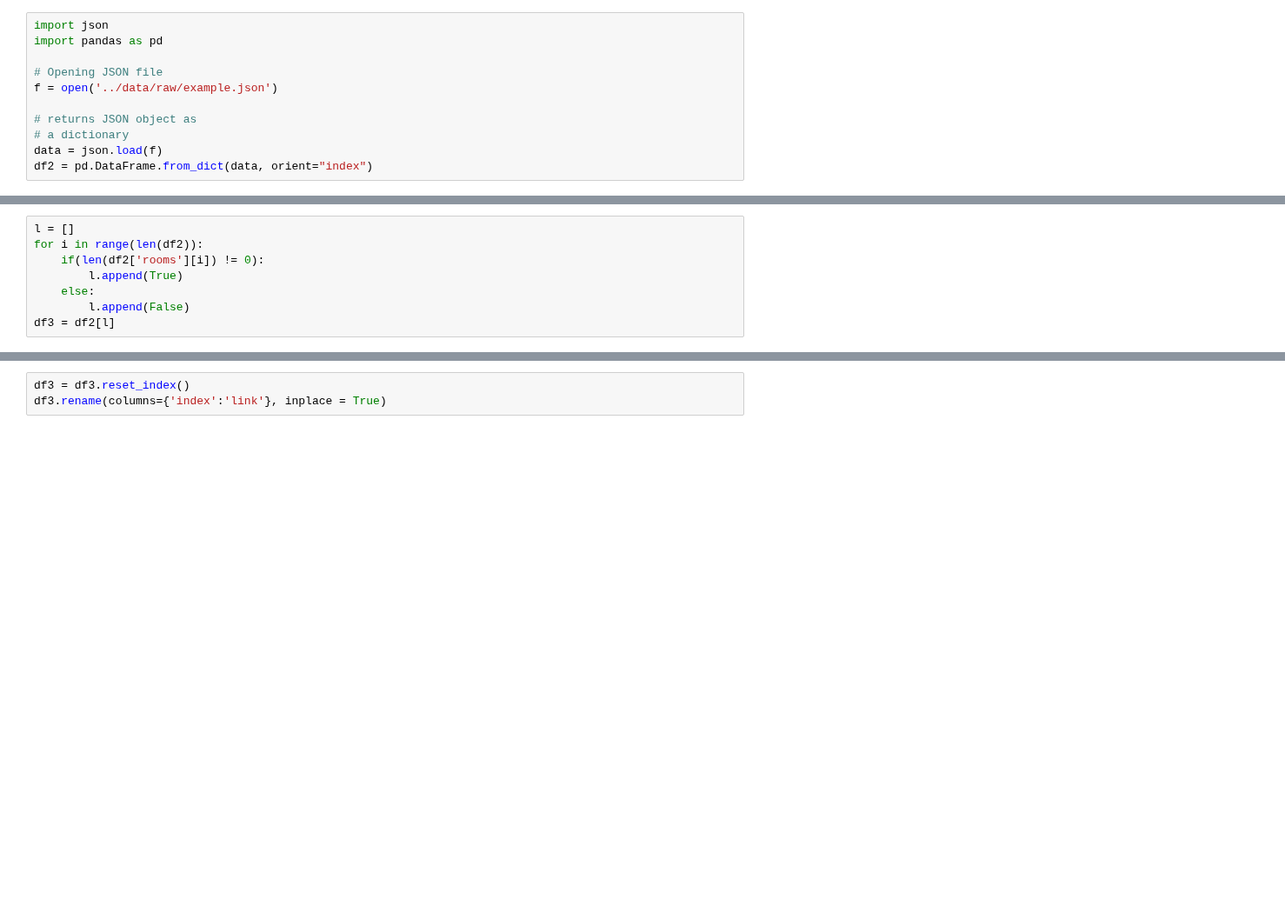
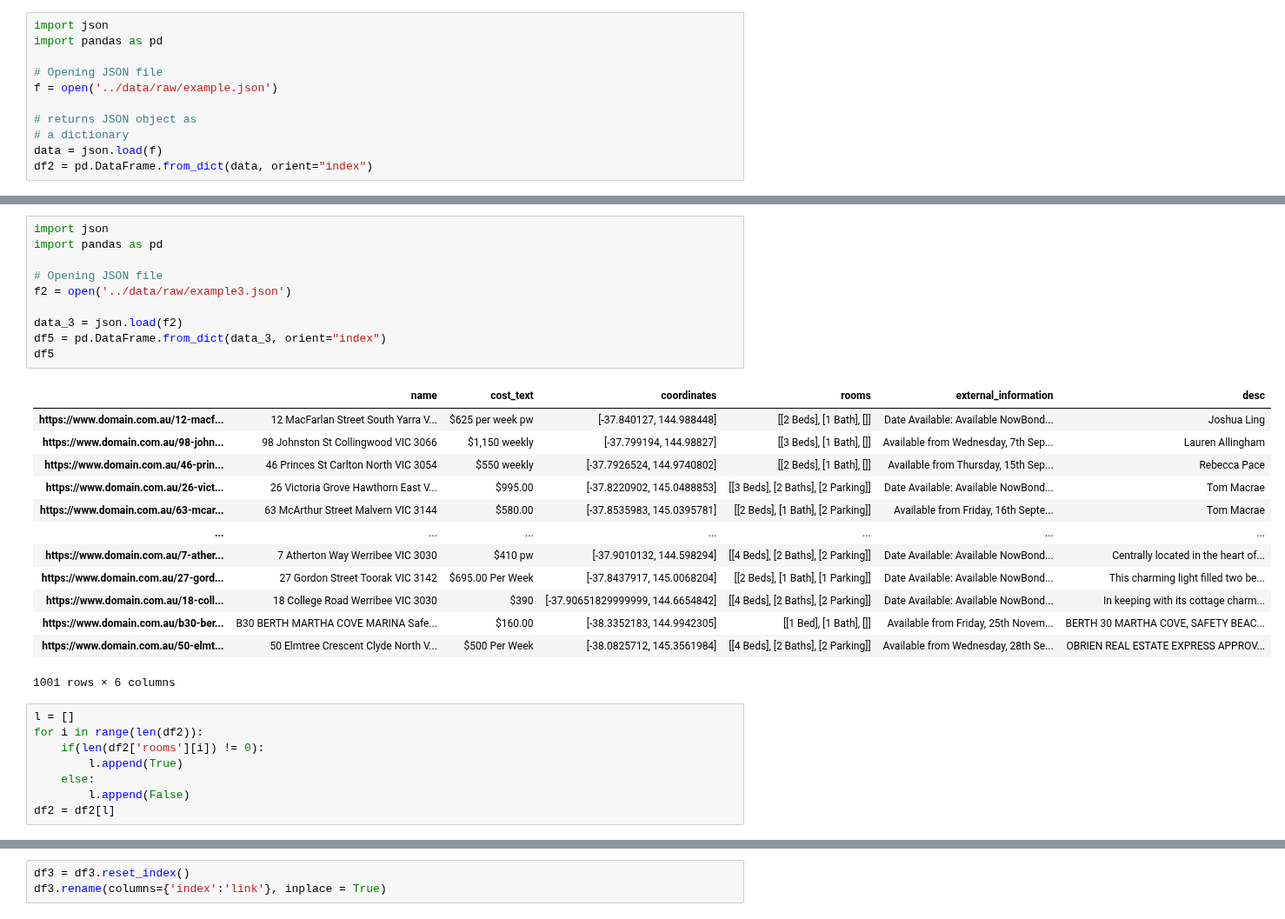
Before and after one commit to MAST30034-Applied-Data-Science/generic-real-estate-consulting-project-group-12, a Jupyter notebook: notebooks/scraping.ipynb, the cells around one changed output, grey strips where cells are left out. Shown at 87% size. Cells and saved outputs as stored; diff of their text form; blank space fills up the shorter version.

```diff
--- a/notebooks/scraping.ipynb
+++ b/notebooks/scraping.ipynb
@@ -104,3 +289,27 @@ df2 = pd.DataFrame.from_dict(data, orient="index")
+# %%
+import json
+import pandas as pd
+
+# Opening JSON file
+f2 = open('../data/raw/example3.json')
+
+data_3 = json.load(f2)
+df5 = pd.DataFrame.from_dict(data_3, orient="index")
+df5
+# %% [output]
+|  | name | cost_text | coordinates | rooms | external_information | desc |
+| https://www.domain.com.au/12-macf... | 12 MacFarlan Street South Yarra V... | $625 per week pw | [-37.840127, 144.988448] | [[2 Beds], [1 Bath], []] | Date Available: Available NowBond... | Joshua Ling |
+| https://www.domain.com.au/98-john... | 98 Johnston St Collingwood VIC 3066 | $1,150 weekly | [-37.799194, 144.98827] | [[3 Beds], [1 Bath], []] | Available from Wednesday, 7th Sep... | Lauren Allingham |
+| https://www.domain.com.au/46-prin... | 46 Princes St Carlton North VIC 3054 | $550 weekly | [-37.7926524, 144.9740802] | [[2 Beds], [1 Bath], []] | Available from Thursday, 15th Sep... | Rebecca Pace |
+| https://www.domain.com.au/26-vict... | 26 Victoria Grove Hawthorn East V... | $995.00 | [-37.8220902, 145.0488853] | [[3 Beds], [2 Baths], [2 Parking]] | Date Available: Available NowBond... | Tom Macrae |
+| https://www.domain.com.au/63-mcar... | 63 McArthur Street Malvern VIC 3144 | $580.00 | [-37.8535983, 145.0395781] | [[2 Beds], [1 Bath], [2 Parking]] | Available from Friday, 16th Septe... | Tom Macrae |
+| ... | ... | ... | ... | ... | ... | ... |
+| https://www.domain.com.au/7-ather... | 7 Atherton Way Werribee VIC 3030 | $410 pw | [-37.9010132, 144.598294] | [[4 Beds], [2 Baths], [2 Parking]] | Date Available: Available NowBond... | Centrally located in the heart of... |
+| https://www.domain.com.au/27-gord... | 27 Gordon Street Toorak VIC 3142 | $695.00 Per Week | [-37.8437917, 145.0068204] | [[2 Beds], [1 Bath], [1 Parking]] | Date Available: Available NowBond... | This charming light filled two be... |
+| https://www.domain.com.au/18-coll... | 18 College Road Werribee VIC 3030 | $390 | [-37.90651829999999, 144.6654842] | [[4 Beds], [2 Baths], [2 Parking]] | Date Available: Available NowBond... | In keeping with its cottage charm... |
+| https://www.domain.com.au/b30-ber... | B30 BERTH MARTHA COVE MARINA Safe... | $160.00 | [-38.3352183, 144.9942305] | [[1 Bed], [1 Bath], []] | Available from Friday, 25th Novem... | BERTH 30 MARTHA COVE, SAFETY BEAC... |
+| https://www.domain.com.au/50-elmt... | 50 Elmtree Crescent Clyde North V... | $500 Per Week | [-38.0825712, 145.3561984] | [[4 Beds], [2 Baths], [2 Parking]] | Available from Wednesday, 28th Se... | OBRIEN REAL ESTATE EXPRESS APPROV... |
+1001 rows × 6 columns
 # %%
 l = []
 for i in range(len(df2)):
@@ -108,4 +317,4 @@ for i in range(len(df2)):
         l.append(True)
     else:
         l.append(False)
-df3 = df2[l]
+df2 = df2[l]
```
Also changed, not shown: parts of 16 cells of this notebook.
